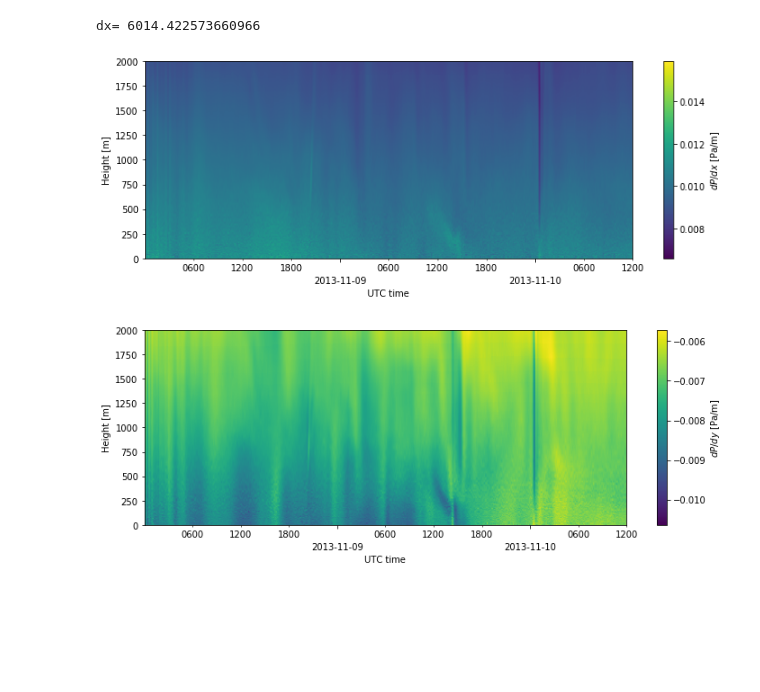
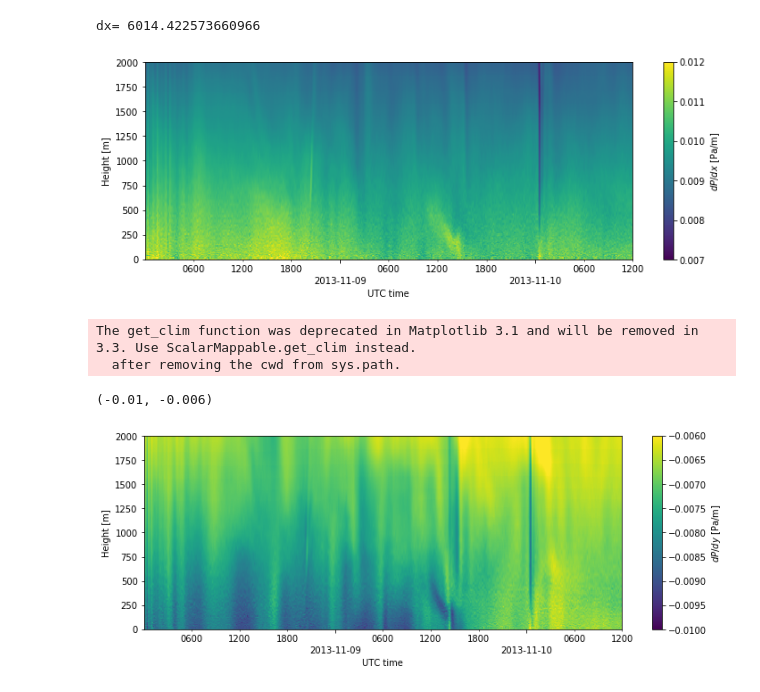
Before and after one commit to ewquon/assessment, a Jupyter notebook: studies/coupling_comparison/preprocessing/boundary/process_ts_output.ipynb, the cells around one changed output. Cells and saved outputs as stored; diff of their text form; code cells hidden in the pictures; blank space fills up the shorter version.

Commit message:
Update plots

```diff
--- a/studies/coupling_comparison/preprocessing/boundary/process_ts_output.ipynb
+++ b/studies/coupling_comparison/preprocessing/boundary/process_ts_output.ipynb
@@ -268,8 +269,17 @@ dx= 6014.422573660966
 dpdx_10min = dpdx.unstack(level='height').rolling('10min').mean().stack()
 dpdy_10min = dpdy.unstack(level='height').rolling('10min').mean().stack()
 # %%
-fig,ax,cbars = plot_timeheight(dpdx_10min, fieldlabels=r'$dP/dx$ [Pa/m]')
-fig,ax,cbars = plot_timeheight(dpdy_10min, fieldlabels=r'$dP/dy$ [Pa/m]')
+fig,ax,cbar = plot_timeheight(dpdx_10min,
+                              fieldlabels=r'$dP/dx$ [Pa/m]',
+                              fieldlimits=(0.007,0.012))
 # %% [output]
-[figure, old version]
+[figure, new version]
-[figure, removed]
+# %%
+fig,ax,cbar = plot_timeheight(dpdy_10min,
+                              fieldlabels=r'$dP/dy$ [Pa/m]',
+                              fieldlimits=(-0.010,-0.006))
+# %% [output]
+The get_clim function was deprecated in Matplotlib 3.1 and will be removed in 3.3. Use ScalarMappable.get_clim instead.
+  after removing the cwd from sys.path.
+(-0.01, -0.006)
+[figure, added]
```
Also changed, not shown: parts of 1 cell of this notebook.
